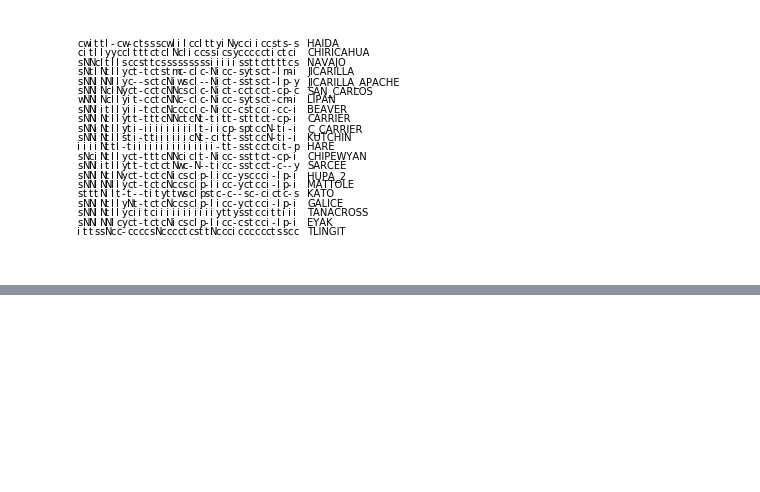
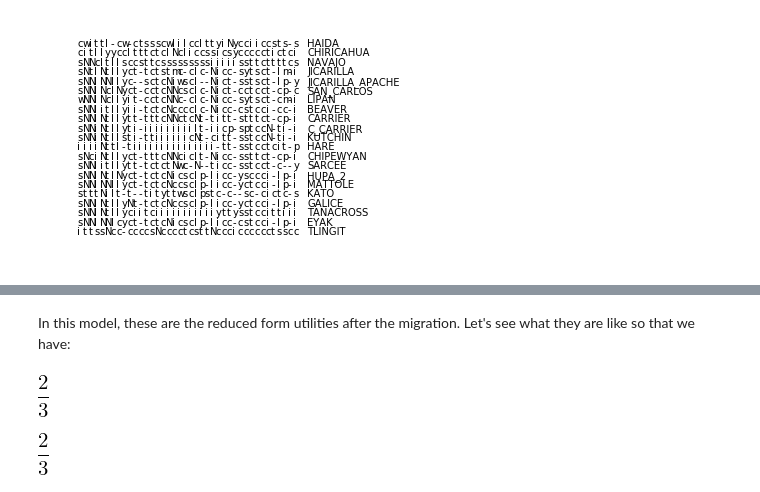
Before and after one commit to mbaker21231/InstEvo, a Jupyter notebook: Writeup/AgeArea/ArticleGraph.ipynb, the cells around one changed output, grey strips where cells are left out. Saved outputs shown, nothing was run; the diff lists cells and outputs as text; code cells hidden in the pictures; blank space fills up the shorter version.

```diff
--- a/Writeup/AgeArea/ArticleGraph.ipynb
+++ b/Writeup/AgeArea/ArticleGraph.ipynb
@@ -963,0 +1010,10 @@ u1.subs({p: psta[0]}).simplify()
+# %% [markdown]
+In this model, these are the reduced form utilities after the migration. Let's see what they are like so that we have:
+# %%
+u1rf.subs({D:10,K:20,r:1})
+# %% [output]
+[figure, added]
+# %%
+u2rf.subs({D:10,K:20,r:1})
+# %% [output]
+[figure, added]
```
Also changed, not shown: parts of 24 cells of this notebook, 14 other files.
